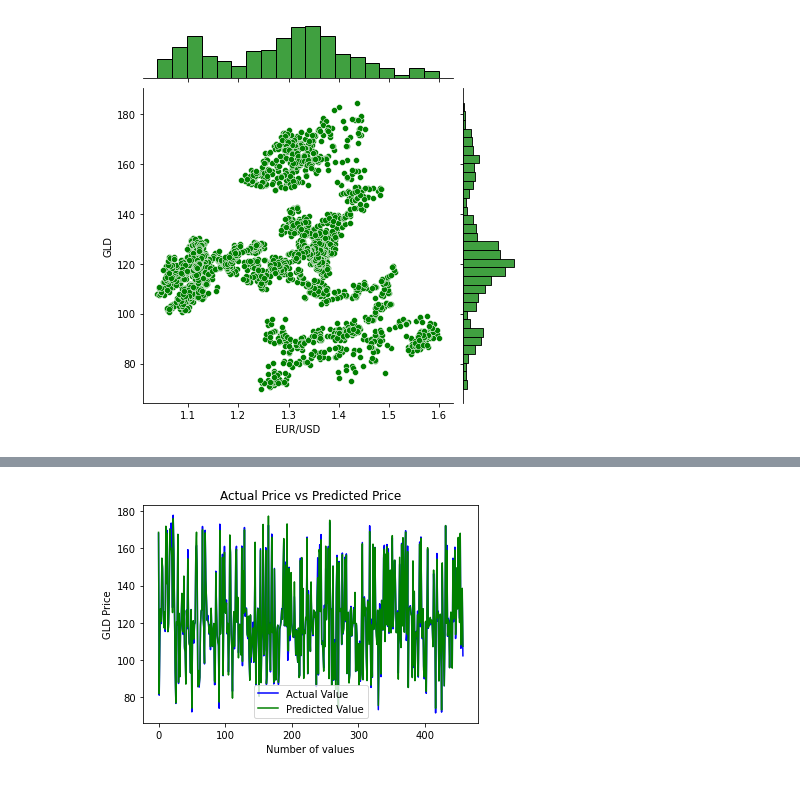
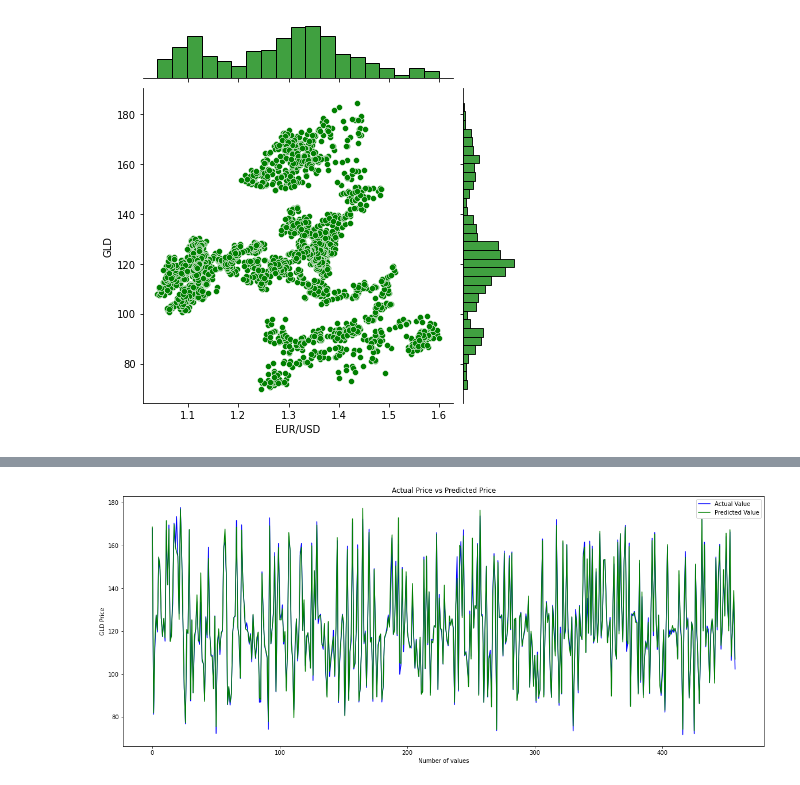
Before and after one commit to Daro1791/Machine-Learning----Gold-Price-Prediction, a Jupyter notebook: GoldPricePrediction.ipynb, the cells around one changed output, grey strips where cells are left out. Drawn from its saved outputs; the diff is of its cells as text; code cells hidden in the pictures.

```diff
--- a/GoldPricePrediction.ipynb
+++ b/GoldPricePrediction.ipynb
@@ -170,13 +172,14 @@ R squared error :  0.989336845364947
 # %%
 # Compare the Actual Values and Predicted Values in a Plot
 Y_test = list(Y_test)
+plt.figure(figsize = (20,8))
 plt.plot(Y_test, color='blue', label = 'Actual Value')
 plt.plot(test_data_pred, color='green', label='Predicted Value')
 plt.title('Actual Price vs Predicted Price')
 plt.xlabel('Number of values')
 plt.ylabel('GLD Price')
 plt.legend()
 plt.savefig('ActualvsPredicted.jpg')
 plt.show()
 # %% [output]
-[figure, old version]
+[figure, new version]
```
Also changed, not shown: parts of 2 cells of this notebook, 2 other files.
